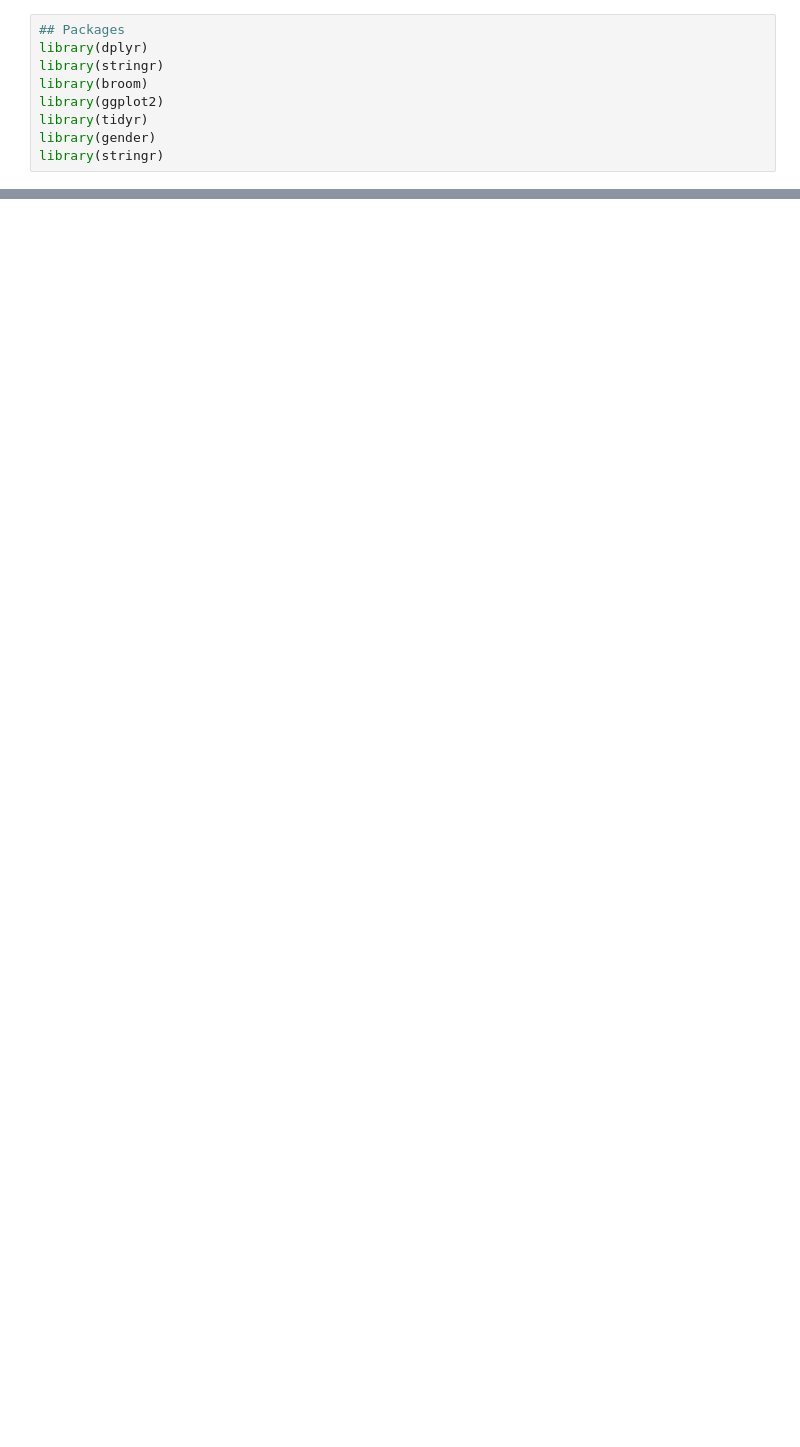
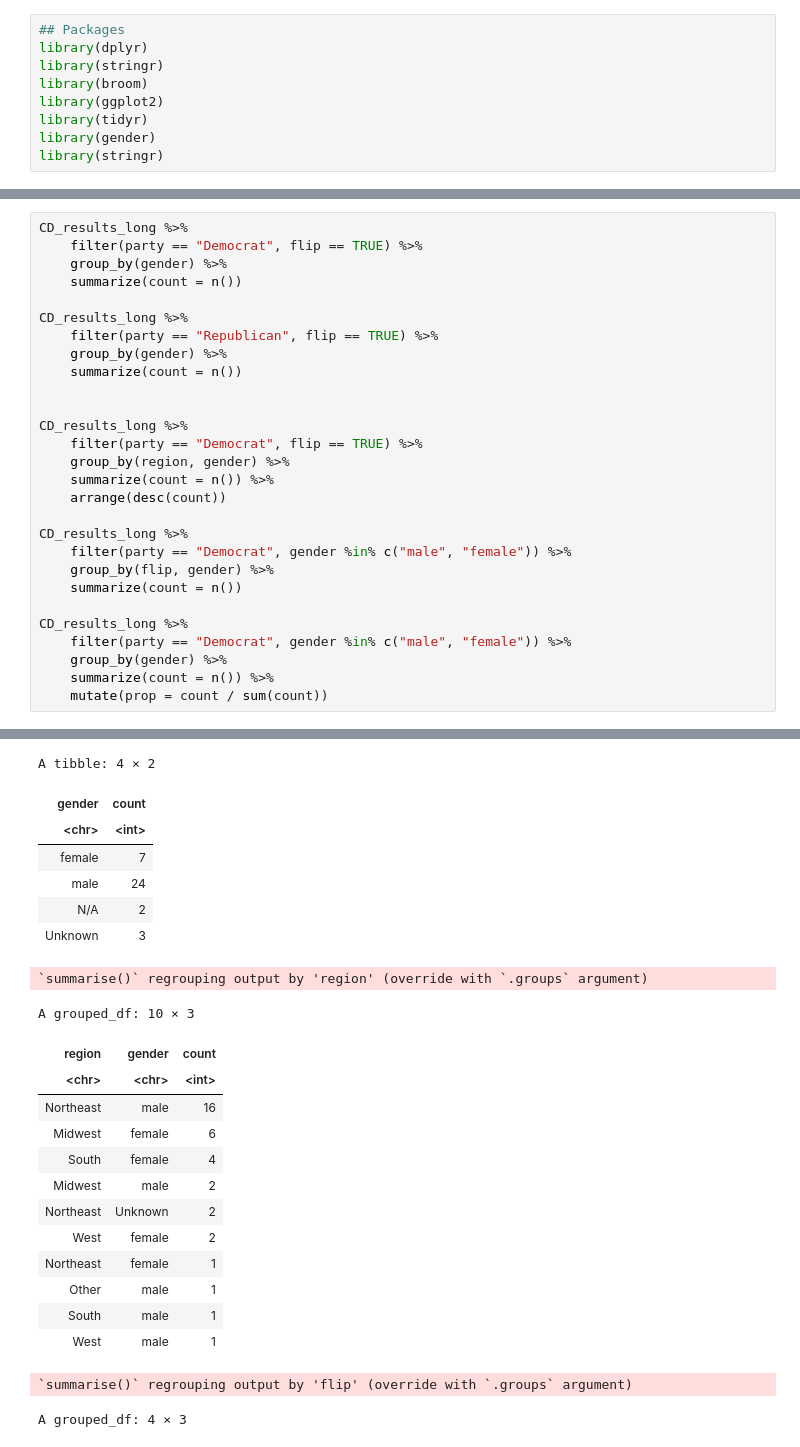
Before and after one commit to michael-bonitati-1117/final_project, a Jupyter notebook: Flipped_House_Analysis.ipynb, the cells around one changed output, grey strips where cells are left out. Drawn from its saved outputs; the diff is of its cells as text; blank space fills up the shorter version.

```diff
--- a/Flipped_House_Analysis.ipynb
+++ b/Flipped_House_Analysis.ipynb
@@ -102,0 +78,29 @@ A data.frame: 2 × 14
+# %%
+CD_results_long %>%
+    filter(party == "Democrat", flip == TRUE) %>%
+    group_by(gender) %>%
+    summarize(count = n())
+
+CD_results_long %>%
+    filter(party == "Republican", flip == TRUE) %>%
+    group_by(gender) %>%
+    summarize(count = n())
+
+
+CD_results_long %>%
+    filter(party == "Democrat", flip == TRUE) %>%
+    group_by(region, gender) %>%
+    summarize(count = n()) %>%
+    arrange(desc(count))
+
+CD_results_long %>%
+    filter(party == "Democrat", gender %in% c("male", "female")) %>%
+    group_by(flip, gender) %>%
+    summarize(count = n())
+
+CD_results_long %>%
+    filter(party == "Democrat", gender %in% c("male", "female")) %>%
+    group_by(gender) %>%
+    summarize(count = n()) %>%
+    mutate(prop = count / sum(count))
+# %% [output]
@@ -102,0 +115,23 @@ A data.frame: 2 × 14
+A tibble: 4 × 2
+| gender | count |
+| <chr> | <int> |
+| female | 7 |
+| male | 24 |
+| N/A | 2 |
+| Unknown | 3 |
+`summarise()` regrouping output by 'region' (override with `.groups` argument)
+A grouped_df: 10 × 3
+| region | gender | count |
+| <chr> | <chr> | <int> |
+| Northeast | male | 16 |
+| Midwest | female | 6 |
+| South | female | 4 |
+| Midwest | male | 2 |
+| Northeast | Unknown | 2 |
+| West | female | 2 |
+| Northeast | female | 1 |
+| Other | male | 1 |
+| South | male | 1 |
+| West | male | 1 |
+`summarise()` regrouping output by 'flip' (override with `.groups` argument)
+A grouped_df: 4 × 3
```
Also changed, not shown: parts of 8 cells of this notebook, 1 other file.
